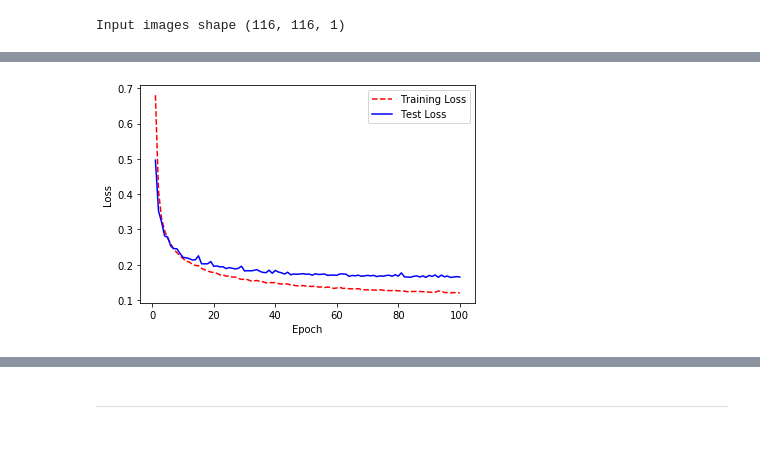
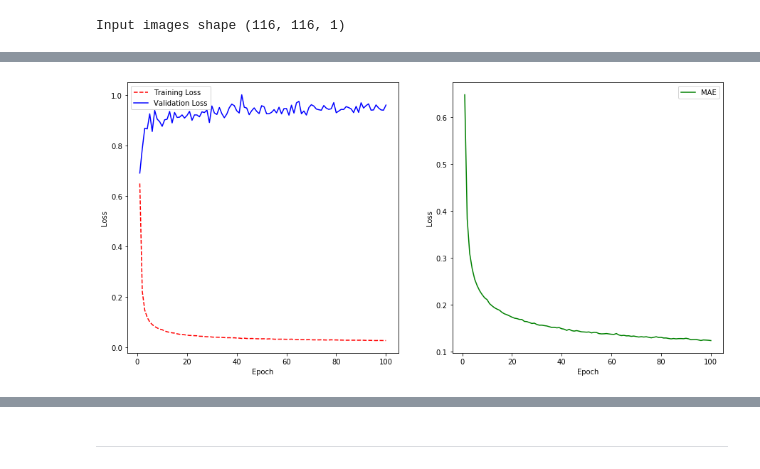
Before and after one commit to JelenaBanjac/protein-reconstruction, a Jupyter notebook: notebooks/Siamese_KERAS-protein.ipynb, the cells around one changed output, grey strips where cells are left out. Saved outputs shown, nothing was run; the diff lists cells and outputs as text; code cells hidden in the pictures; blank space fills up the shorter version.

```diff
--- a/notebooks/Siamese_KERAS-protein.ipynb
+++ b/notebooks/Siamese_KERAS-protein.ipynb
@@ -315,15 +319,17 @@ test_idx = sorted(test_idx)
 # %%
-X_data, y_data = create_pairs(X, y, NUM_PAIRS)
-
-tr_pairs, tr_y = X_data[train_idx], y_data[train_idx]
+tr_pairs, tr_y = create_pairs(X, y, projections_range=[0, 3000], num_pairs=40000)
 tr_pairs = tr_pairs.reshape(list(tr_pairs.shape) + [-1])
 tr_y = tf.cast(tr_y, dtype=tf.float32)
 
-te_pairs, te_y = X_data[test_idx], y_data[test_idx]
+val_pairs, val_y = create_pairs(X, y, projections_range=[3000, 4000], num_pairs=10000)
+val_pairs = val_pairs.reshape(list(val_pairs.shape) + [-1])
+val_y = tf.cast(val_y, dtype=tf.float32)
+
+te_pairs, te_y = create_pairs(X, y, projections_range=[4000, 5000], num_pairs=10000)
 te_pairs = te_pairs.reshape(list(te_pairs.shape) + [-1])
 te_y = tf.cast(te_y, dtype=tf.float32)
 # %%
-input_shape = te_pairs[:, 0].shape[1:]#list(te_pairs[:, 0].shape[1:])
+input_shape = val_pairs[:, 0].shape[1:]
 print(f"Input images shape {input_shape}")
 # %% [output]
 Input images shape (116, 116, 1)
@@ -368,7 +374,7 @@ model = Model([input_a, input_b], distance)
 #optimizer = RMSprop()
 optimizer = Adam(learning_rate=LR)
 
-model.compile(loss=loss, optimizer=optimizer, metrics=None)
+model.compile(loss=mse, optimizer=optimizer, metrics=['mae'])
 
 model.summary()
 
@@ -381,7 +387,7 @@ backup_callback = ModelCheckpoint(filepath=CHECKPOINT_PATH,
 history = model.fit([tr_pairs[:, 0], tr_pairs[:, 1]], tr_y,
                   batch_size=BATCH_SIZE,
                   epochs=EPOCHS,
-                  validation_data=([te_pairs[:, 0], te_pairs[:, 1]], te_y),
+                  validation_data=([val_pairs[:, 0], val_pairs[:, 1]], te_y),
                   callbacks=[backup_callback])
 # %% [output]
 Model: "model_1"
@@ -404,19 +410,27 @@ Epoch 00100: saving model to training/20191211_224324
 # %%
 # Get training and test loss histories
 training_loss = history.history['loss']
-test_loss = history.history['val_loss']
+val_loss = history.history['val_loss']
+maes = history.history['mae']
+
+fig, (ax1, ax2) = plt.subplots(1, 2, figsize=(15,7))
 
 # Create count of the number of epochs
 epoch_count = range(1, len(training_loss) + 1)
 
 # Visualize loss history
-plt.plot(epoch_count, training_loss, 'r--')
-plt.plot(epoch_count, test_loss, 'b-')
-plt.legend(['Training Loss', 'Test Loss'])
-plt.xlabel('Epoch')
-plt.ylabel('Loss')
+ax1.plot(epoch_count, training_loss, 'r--')
+ax1.plot(epoch_count, val_loss, 'b-')
+ax1.legend(['Training Loss', 'Validation Loss'])
+ax1.set_xlabel('Epoch')
+ax1.set_ylabel('Loss')
+
+ax2.plot(epoch_count, maes, 'g-')
+ax2.legend(['MAE'])
+ax2.set_xlabel('Epoch')
+ax2.set_ylabel('Loss')
 plt.show();
 # %% [output]
-[figure, old version]
+[figure, new version]
 # %%
 y_tr_pred = model.predict([tr_pairs[:, 0], tr_pairs[:, 1]])
```
Also changed, not shown: parts of 44 cells of this notebook, 1 other file.
